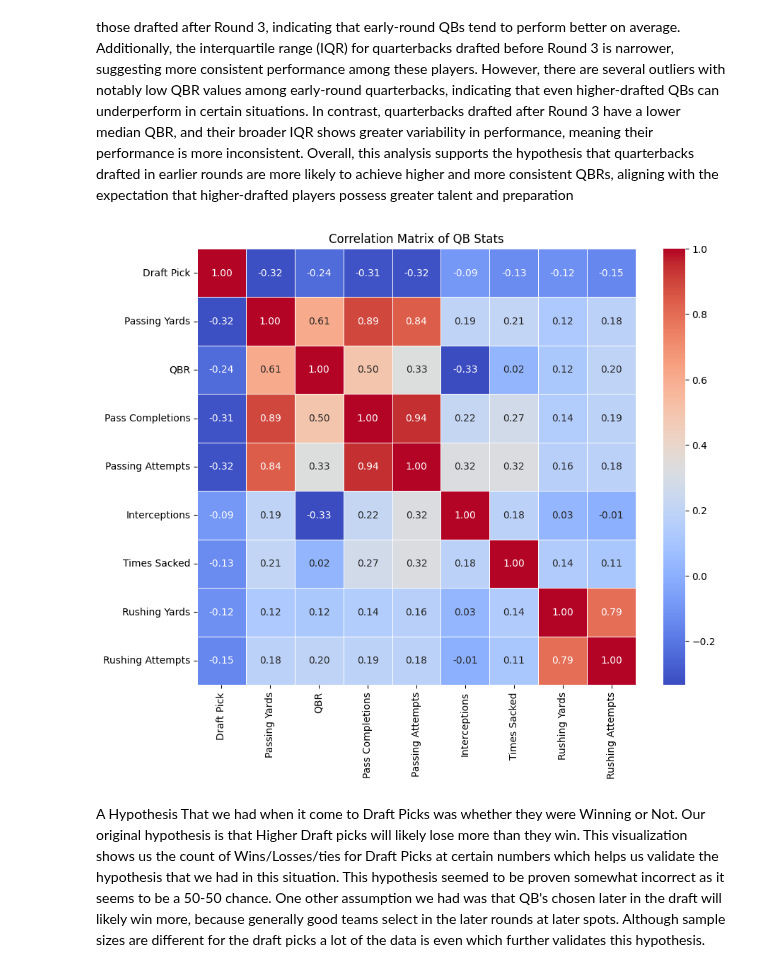
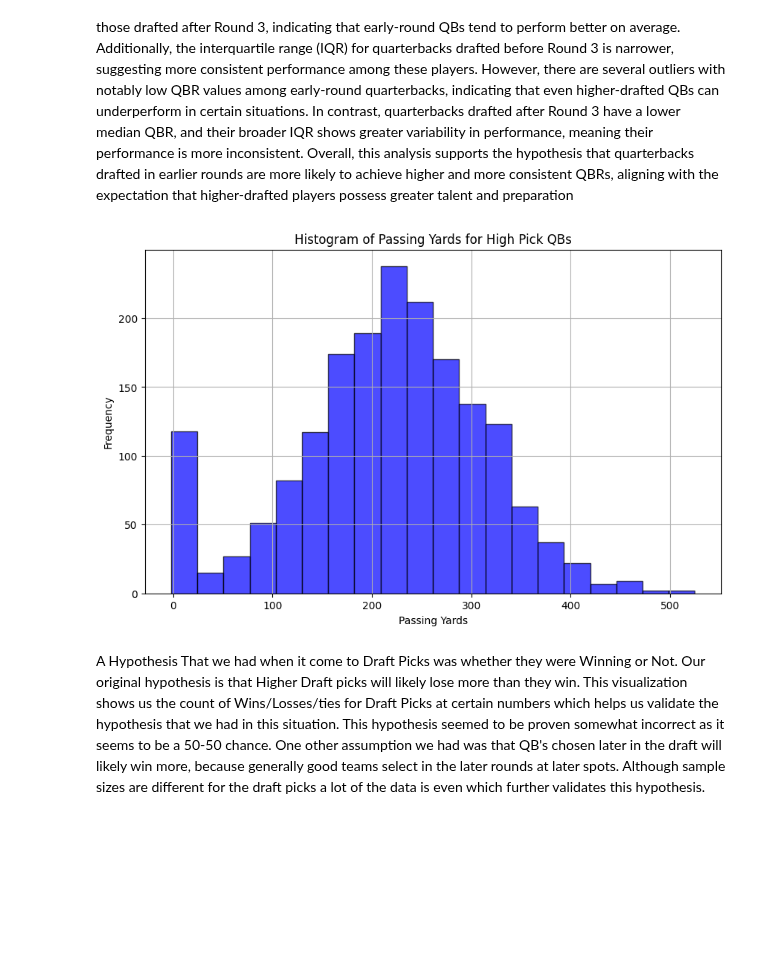
Before and after one commit to cs418-fa24/project-check-in-team-8, a Jupyter notebook: Final_report.ipynb, the cells around one changed output. Drawn from its saved outputs; the diff is of its cells as text; code cells hidden in the pictures; blank space fills up the shorter version.

Commit message:
added one more visual

```diff
--- a/Final_report.ipynb
+++ b/Final_report.ipynb
@@ -170,20 +170,33 @@ plt.show()
 # %% [markdown]
 The box plot compares the average Quarterback Ratings (QBR) of quarterbacks based on their draft round, categorizing them into two groups: "Before Round 3" and "After Round 3." The x-axis differentiates these two groups, while the y-axis represents the average QBR of quarterbacks in each group. Quarterbacks drafted before Round 3 generally show higher median QBR values compared to those drafted after Round 3, indicating that early-round QBs tend to perform better on average. Additionally, the interquartile range (IQR) for quarterbacks drafted before Round 3 is narrower, suggesting more consistent performance among these players. However, there are several outliers with notably low QBR values among early-round quarterbacks, indicating that even higher-drafted QBs can underperform in certain situations. In contrast, quarterbacks drafted after Round 3 have a lower median QBR, and their broader IQR shows greater variability in performance, meaning their performance is more inconsistent. Overall, this analysis supports the hypothesis that quarterbacks drafted in earlier rounds are more likely to achieve higher and more consistent QBRs, aligning with the expectation that higher-drafted players possess greater talent and preparation
 # %%
-import seaborn as sns
+import pandas as pd
 import matplotlib.pyplot as plt
-import pandas as pd
 
-# Assuming `df` is your DataFrame
-corr = df[['Draft Pick', 'Passing Yards', 'QBR', 'Pass Completions', 'Passing Attempts',
-           'Interceptions', 'Times Sacked', 'Rushing Yards', 'Rushing Attempts']].corr()
+# Load data
+df = pd.read_csv('combinedQBStats.csv')
 
-plt.figure(figsize=(10, 8))
-sns.heatmap(corr, annot=True, cmap='coolwarm', fmt='.2f', linewidths=0.5)
-plt.title("Correlation Matrix of QB Stats")
+# Ensure the 'Draft Pick' column is in numeric format
+df['Draft Pick'] = pd.to_numeric(df['Draft Pick'], errors='coerce')
+
+# Classify quarterbacks as high pick (draft pick < 96) and low pick (draft pick >= 96)
+df['Pick Classification'] = df['Draft Pick'].apply(lambda x: 'High Pick' if x < 96 else 'Low Pick')
+
+# Filter the data for high pick quarterbacks
+high_pick_qbs = df[df['Pick Classification'] == 'High Pick']
+
+# Plot histogram of passing yards for high pick quarterbacks
+plt.figure(figsize=(10, 6))
+plt.hist(high_pick_qbs['Passing Yards'].dropna(), bins=20, color='blue', edgecolor='black', alpha=0.7)
+
+# Add labels and title
+plt.xlabel('Passing Yards')
+plt.ylabel('Frequency')
+plt.title('Histogram of Passing Yards for High Pick QBs')
+plt.grid(True)
 plt.show()
 # %% [output]
-[figure, old version]
+[figure, new version]
 # %% [markdown]
 A Hypothesis That we had when it come to Draft Picks was whether they were Winning or Not. Our original hypothesis is that Higher Draft picks will likely lose more than they win. This visualization shows us the count of Wins/Losses/ties for Draft Picks at certain numbers which helps us validate the hypothesis that we had in this situation. This hypothesis seemed to be proven somewhat incorrect as it seems to be a 50-50 chance. One other assumption we had was that QB's chosen later in the draft will likely win more, because generally good teams select in the later rounds at later spots. Although sample sizes are different for the draft picks a lot of the data is even which further validates this hypothesis.
 # %%
```
